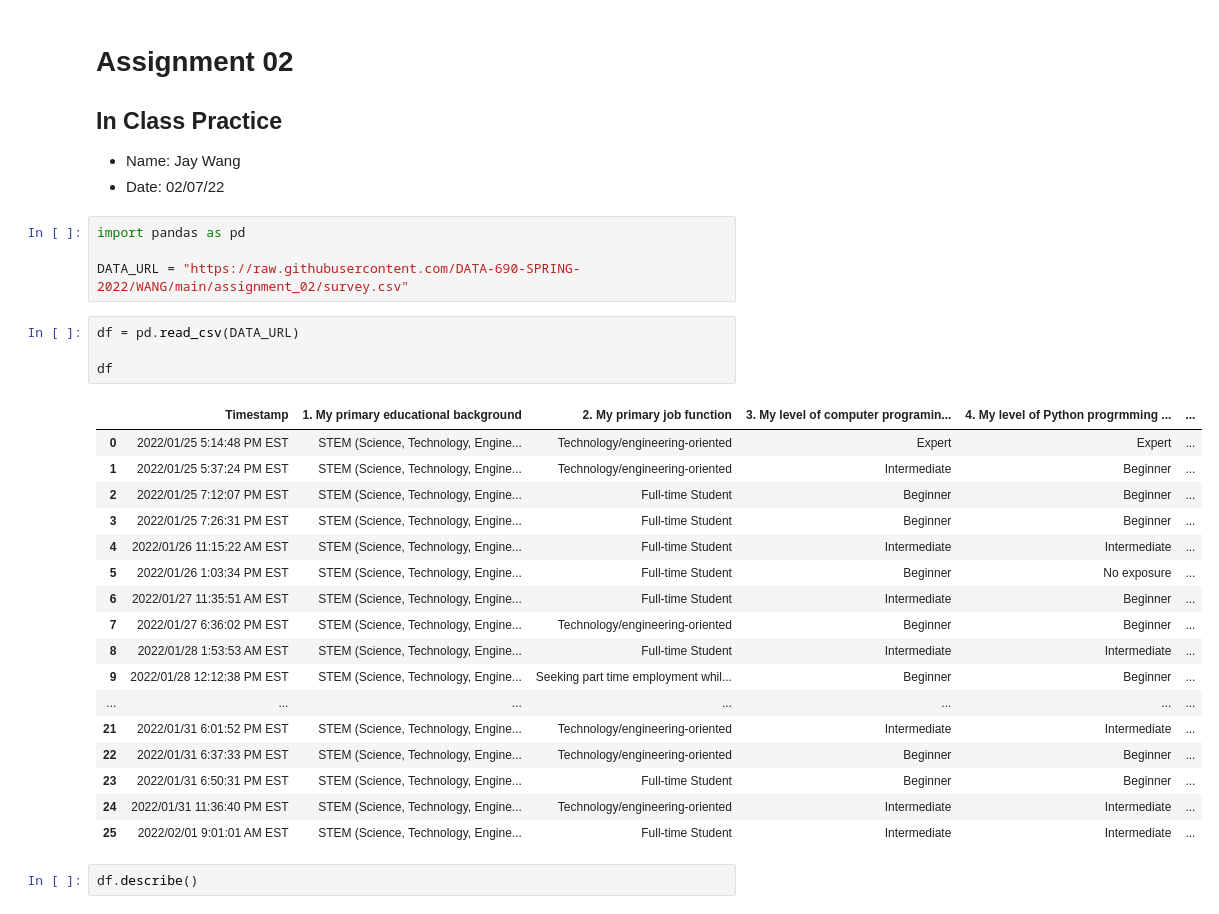
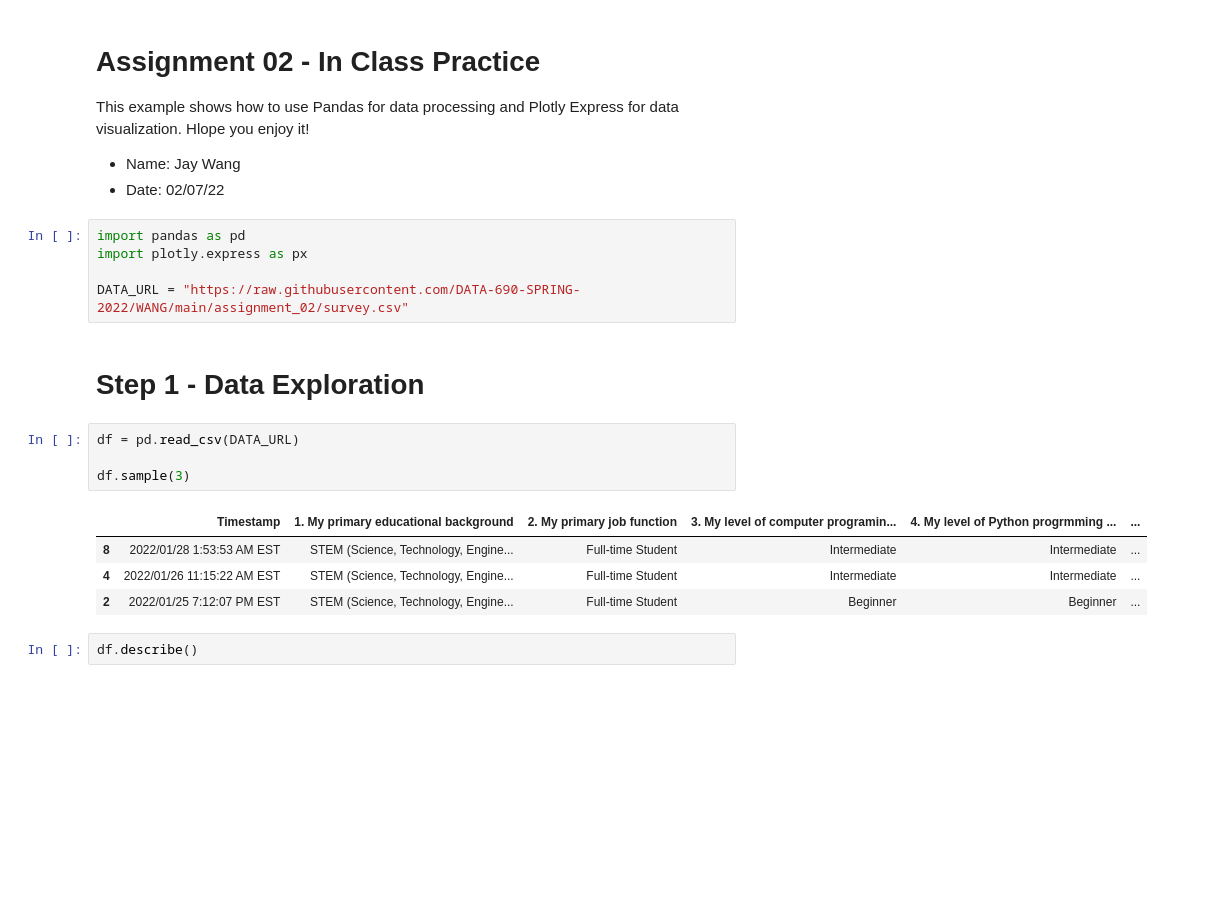
Before and after one commit to DATA-690-SPRING-2022/jay_data690, a Jupyter notebook: assignment_02/assignment02_practice.ipynb, the cells around one changed output. Cells and saved outputs as stored; diff of their text form; blank space fills up the shorter version.

```diff
--- a/assignment_02/assignment02_practice.ipynb
+++ b/assignment_02/assignment02_practice.ipynb
@@ -1,38 +1,28 @@
 # %% [markdown]
 <a href="https://colab.research.google.com/github/wcj365/jay_data690/blob/main/assignment_02/assignment02_practice.ipynb" target="_parent"><img src="https://colab.research.google.com/assets/colab-badge.svg" alt="Open In Colab"/></a>
 # %% [markdown]
-# Assignment 02
+# Assignment 02 - In Class Practice
 
-## In Class Practice
+This example shows how to use Pandas for data processing and Plotly Express for data visualization. Hlope you enjoy it!
 
 - Name: Jay Wang
 - Date: 02/07/22
 # %%
 import pandas as pd
+import plotly.express as px
 
 DATA_URL = "https://raw.githubusercontent.com/DATA-690-SPRING-2022/WANG/main/assignment_02/survey.csv"
+# %% [markdown]
+# Step 1 - Data Exploration
 # %%
 df = pd.read_csv(DATA_URL)
 
-df
+df.sample(3)
 # %% [output]
 |  | Timestamp | 1. My primary educational background | 2. My primary job function | 3. My level of computer programin... | 4. My level of Python progrmming ... | ... |
-| 0 | 2022/01/25 5:14:48 PM EST | STEM (Science, Technology, Engine... | Technology/engineering-oriented | Expert | Expert | ... |
-| 1 | 2022/01/25 5:37:24 PM EST | STEM (Science, Technology, Engine... | Technology/engineering-oriented | Intermediate | Beginner | ... |
+| 8 | 2022/01/28 1:53:53 AM EST | STEM (Science, Technology, Engine... | Full-time Student | Intermediate | Intermediate | ... |
+| 4 | 2022/01/26 11:15:22 AM EST | STEM (Science, Technology, Engine... | Full-time Student | Intermediate | Intermediate | ... |
 | 2 | 2022/01/25 7:12:07 PM EST | STEM (Science, Technology, Engine... | Full-time Student | Beginner | Beginner | ... |
-| 3 | 2022/01/25 7:26:31 PM EST | STEM (Science, Technology, Engine... | Full-time Student | Beginner | Beginner | ... |
-| 4 | 2022/01/26 11:15:22 AM EST | STEM (Science, Technology, Engine... | Full-time Student | Intermediate | Intermediate | ... |
-| 5 | 2022/01/26 1:03:34 PM EST | STEM (Science, Technology, Engine... | Full-time Student | Beginner | No exposure | ... |
-| 6 | 2022/01/27 11:35:51 AM EST | STEM (Science, Technology, Engine... | Full-time Student | Intermediate | Beginner | ... |
-| 7 | 2022/01/27 6:36:02 PM EST | STEM (Science, Technology, Engine... | Technology/engineering-oriented | Beginner | Beginner | ... |
-| 8 | 2022/01/28 1:53:53 AM EST | STEM (Science, Technology, Engine... | Full-time Student | Intermediate | Intermediate | ... |
-| 9 | 2022/01/28 12:12:38 PM EST | STEM (Science, Technology, Engine... | Seeking part time employment whil... | Beginner | Beginner | ... |
-| ... | ... | ... | ... | ... | ... | ... |
-| 21 | 2022/01/31 6:01:52 PM EST | STEM (Science, Technology, Engine... | Technology/engineering-oriented | Intermediate | Intermediate | ... |
-| 22 | 2022/01/31 6:37:33 PM EST | STEM (Science, Technology, Engine... | Technology/engineering-oriented | Beginner | Beginner | ... |
-| 23 | 2022/01/31 6:50:31 PM EST | STEM (Science, Technology, Engine... | Full-time Student | Beginner | Beginner | ... |
-| 24 | 2022/01/31 11:36:40 PM EST | STEM (Science, Technology, Engine... | Technology/engineering-oriented | Intermediate | Intermediate | ... |
-| 25 | 2022/02/01 9:01:01 AM EST | STEM (Science, Technology, Engine... | Full-time Student | Intermediate | Intermediate | ... |
 # %%
 df.describe()
 # %% [output]
```
Also changed, not shown: parts of 6 cells of this notebook.
